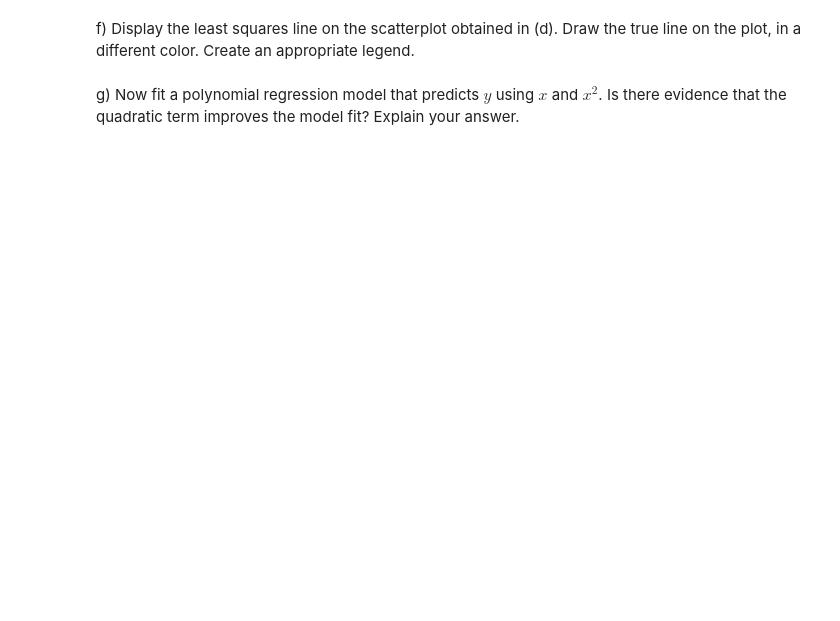
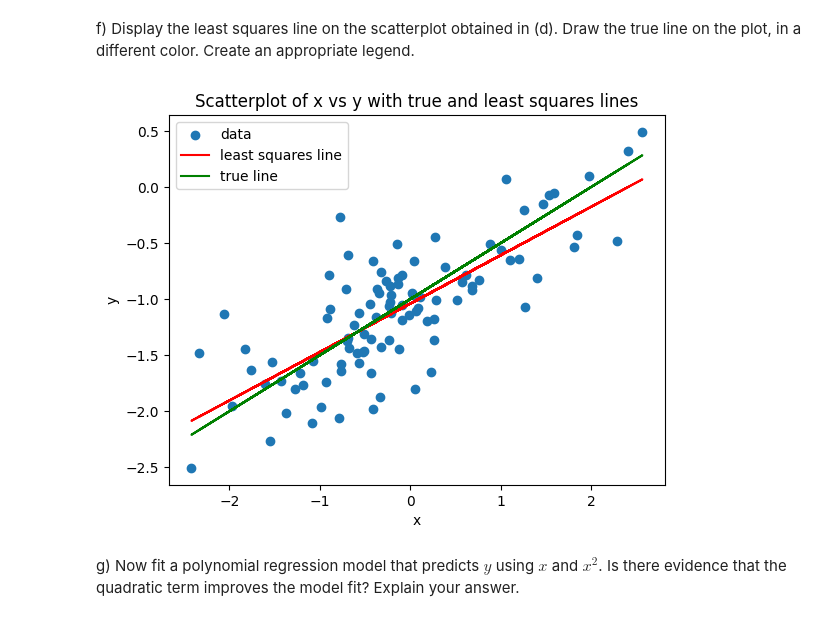
Before and after one commit to YashviKommidi/Machine_learning_26, a Jupyter notebook: INFO521_HW3.ipynb, the cells around one changed output. Saved outputs shown, nothing was run; the diff lists cells and outputs as text; code cells hidden in the pictures; blank space fills up the shorter version.

```diff
--- a/INFO521_HW3.ipynb
+++ b/INFO521_HW3.ipynb
@@ -631,6 +631,7 @@ plt.show()
 # %% [markdown]
 e) Fit a least squares linear model that relates y and `x`. Comment on the model obtained. How do the estimated coefficients (slope and intercept) compare to the true values used to simulate the data?
 # %%
-# BEGIN SOLUTION
-
-# END SOLUTION
+# fitting a least squares linear model
+X = sm.add_constant(x)
+model = sm.OLS(y, X).fit()
+print(model.summary())
@@ -639,9 +662,17 @@ e) Fit a least squares linear model that relates y and `x`. Comment on the model
 # %% [markdown]
 f) Display the least squares line on the scatterplot obtained in (d). Draw the true line on the plot, in a different color. Create an appropriate legend.
 # %%
-# BEGIN SOLUTION
-
-# END SOLUTION
+# plotting the scatterplot with the least squares line and the true line
+plt.scatter(x, y, label="data")
+plt.plot(x, model.fittedvalues, color="red", label="least squares line")
+plt.plot(x, -1 + 0.5 * x, color="green", label="true line")
+plt.xlabel("x")
+plt.ylabel("y")
+plt.title("Scatterplot of x vs y with true and least squares lines")
+plt.legend()
+plt.show()
+# %% [output]
+[figure, added]
 # %% [markdown]
 g) Now fit a polynomial regression model that predicts $y$ using $x$ and $x^2$. Is there evidence that the quadratic term improves the model fit? Explain your answer.
 # %%
```
Also changed, not shown: parts of 14 cells of this notebook.
